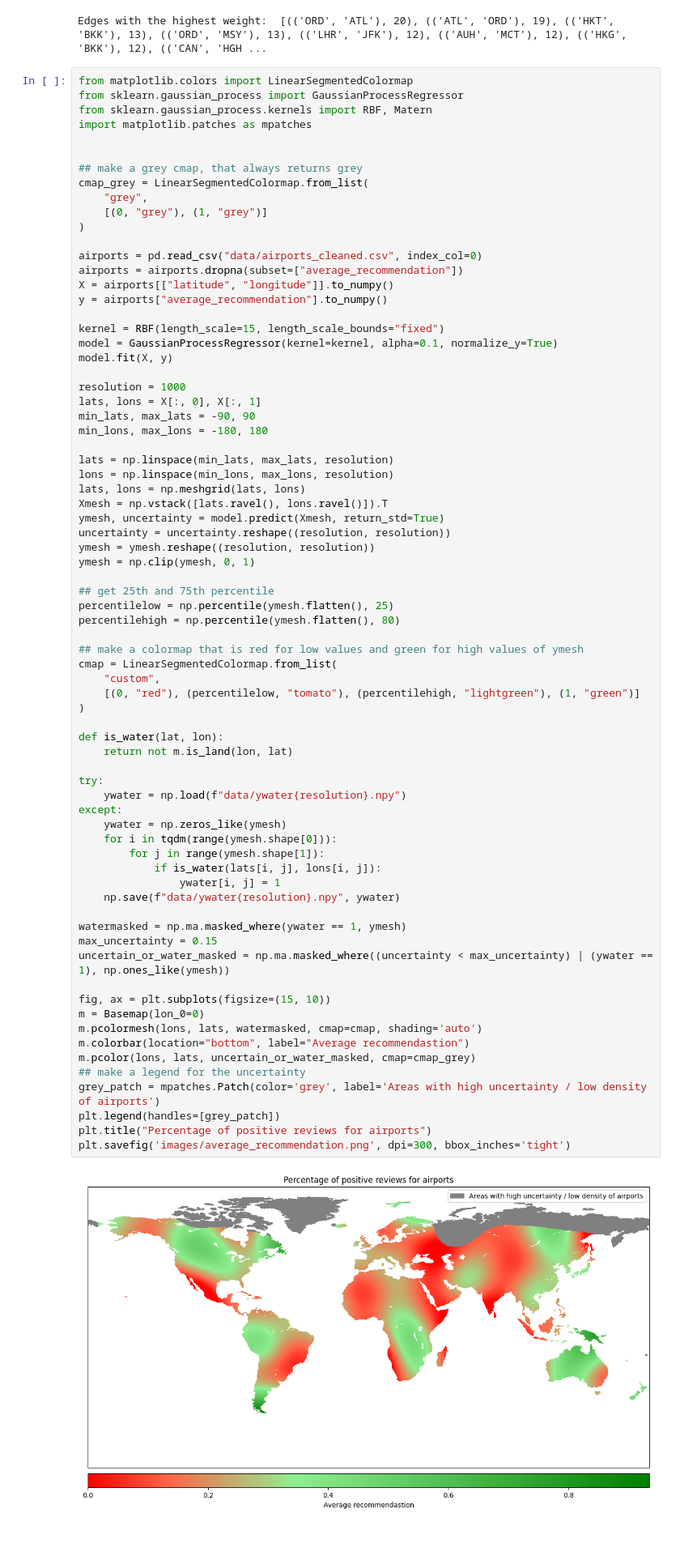
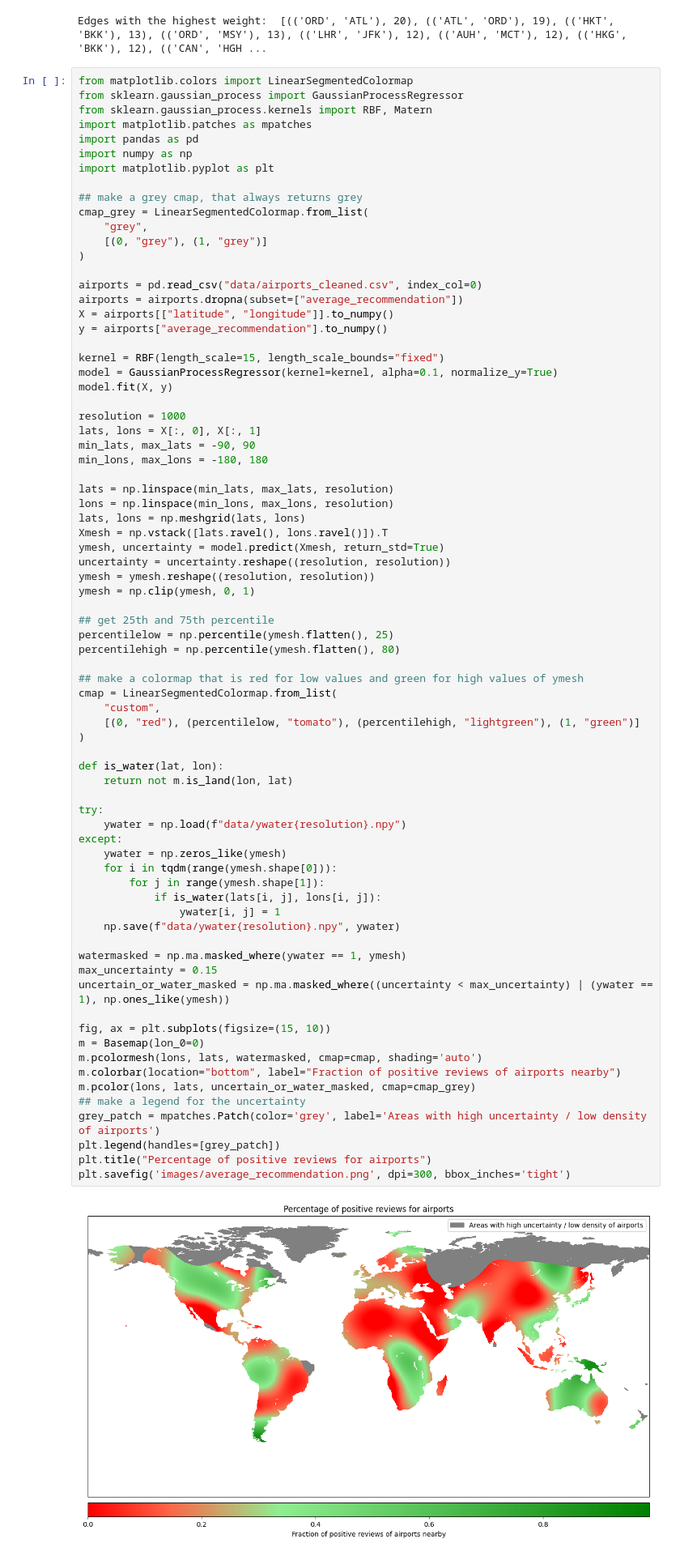
Before and after one commit to kommodeskab/SocialProject, a Jupyter notebook: visuals.ipynb, the cells around one changed output. Shown: that part at 81% size. Saved outputs shown, nothing was run; the diff lists cells and outputs as text.

Commit message:
New plots

```diff
--- a/visuals.ipynb
+++ b/visuals.ipynb
@@ -107,7 +100,9 @@ from matplotlib.colors import LinearSegmentedColormap
 from sklearn.gaussian_process import GaussianProcessRegressor
 from sklearn.gaussian_process.kernels import RBF, Matern
 import matplotlib.patches as mpatches
-
+import pandas as pd
+import numpy as np
+import matplotlib.pyplot as plt
 
 ## make a grey cmap, that always returns grey
 cmap_grey = LinearSegmentedColormap.from_list(
@@ -148,32 +143,32 @@ cmap = LinearSegmentedColormap.from_list(
     [(0, "red"), (percentilelow, "tomato"), (percentilehigh, "lightgreen"), (1, "green")]
 )
 
 def is_water(lat, lon):
     return not m.is_land(lon, lat)
 
 try:
     ywater = np.load(f"data/ywater{resolution}.npy")
 except:
     ywater = np.zeros_like(ymesh)
     for i in tqdm(range(ymesh.shape[0])):
         for j in range(ymesh.shape[1]):
             if is_water(lats[i, j], lons[i, j]):
                 ywater[i, j] = 1
     np.save(f"data/ywater{resolution}.npy", ywater)
 
 watermasked = np.ma.masked_where(ywater == 1, ymesh)
 max_uncertainty = 0.15
 uncertain_or_water_masked = np.ma.masked_where((uncertainty < max_uncertainty) | (ywater == 1), np.ones_like(ymesh))
 
 fig, ax = plt.subplots(figsize=(15, 10))
 m = Basemap(lon_0=0)
 m.pcolormesh(lons, lats, watermasked, cmap=cmap, shading='auto')
-m.colorbar(location="bottom", label="Average recommendastion")
+m.colorbar(location="bottom", label="Fraction of positive reviews of airports nearby")
 m.pcolor(lons, lats, uncertain_or_water_masked, cmap=cmap_grey)
 ## make a legend for the uncertainty
 grey_patch = mpatches.Patch(color='grey', label='Areas with high uncertainty / low density of airports')
 plt.legend(handles=[grey_patch])
 plt.title("Percentage of positive reviews for airports")
 plt.savefig('images/average_recommendation.png', dpi=300, bbox_inches='tight')
 # %% [output]
-[figure, old version]
+[figure, new version]
```
Also changed, not shown: parts of 2 cells of this notebook, 1 other file.
